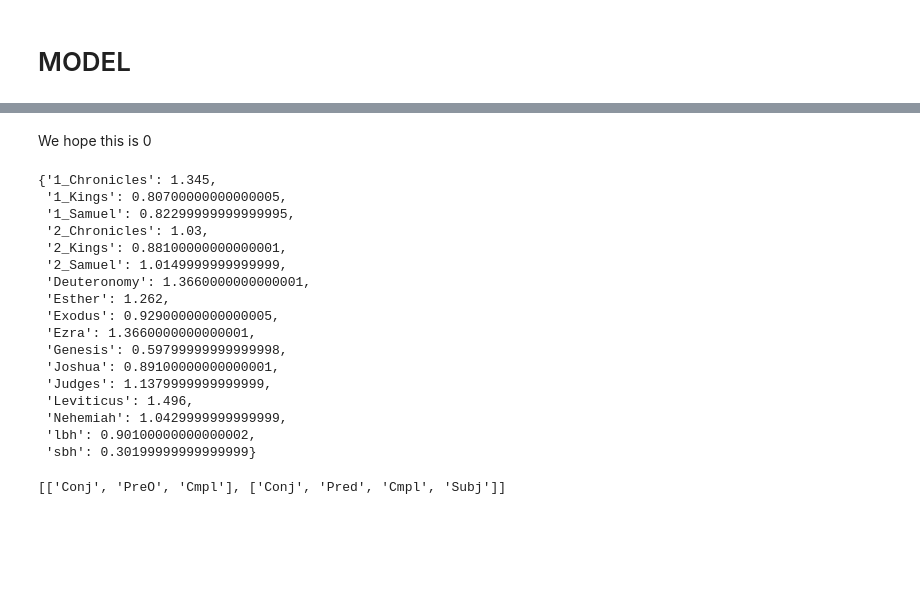
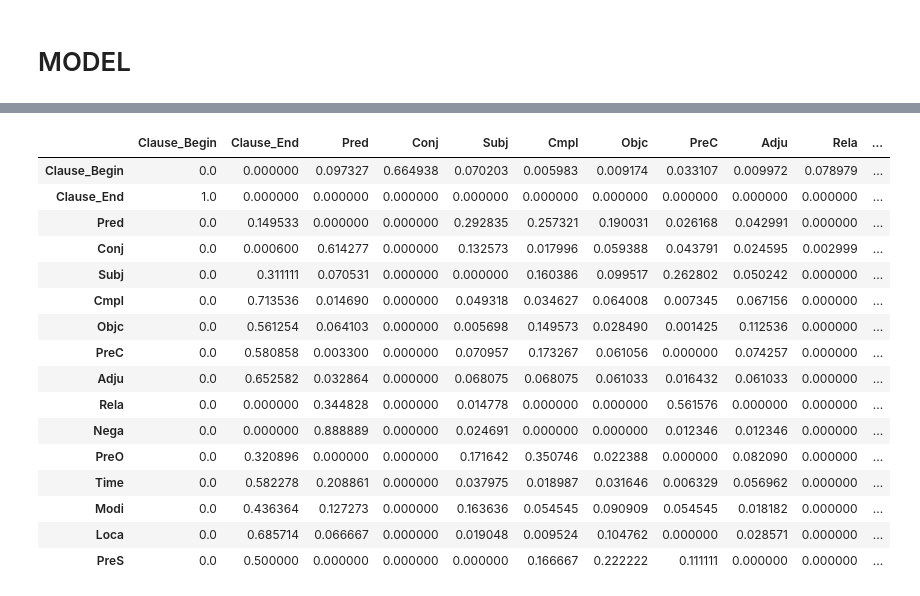
Before and after one commit to ETCBC/Probabilistic_Language_Change, a Jupyter notebook: Validating model.ipynb, the cells around one changed output, grey strips where cells are left out. Cells and saved outputs as stored; diff of their text form; code cells hidden in the pictures; blank space fills up the shorter version.

```diff
--- a/Validating model.ipynb
+++ b/Validating model.ipynb
@@ -157,26 +215,20 @@ for bookname, clauses in data.items():
-# %% [markdown]
-We hope this is 0
-# %%
-K_fold
-# %% [output]
-{'1_Chronicles': 1.345,
- '1_Kings': 0.80700000000000005,
- '1_Samuel': 0.82299999999999995,
- '2_Chronicles': 1.03,
- '2_Kings': 0.88100000000000001,
- '2_Samuel': 1.0149999999999999,
- 'Deuteronomy': 1.3660000000000001,
- 'Esther': 1.262,
- 'Exodus': 0.92900000000000005,
- 'Ezra': 1.3660000000000001,
- 'Genesis': 0.59799999999999998,
- 'Joshua': 0.89100000000000001,
- 'Judges': 1.1379999999999999,
- 'Leviticus': 1.496,
- 'Nehemiah': 1.0429999999999999,
- 'lbh': 0.90100000000000002,
- 'sbh': 0.30199999999999999}
-# %%
-data['1_Kings'][:2]
-# %% [output]
-[['Conj', 'PreO', 'Cmpl'], ['Conj', 'Pred', 'Cmpl', 'Subj']]
+# %%
+models['lbh']['train']
+# %% [output]
+|  | Clause_Begin | Clause_End | Pred | Conj | Subj | Cmpl | Objc | PreC | Adju | Rela | ... |
+| Clause_Begin | 0.0 | 0.000000 | 0.097327 | 0.664938 | 0.070203 | 0.005983 | 0.009174 | 0.033107 | 0.009972 | 0.078979 | ... |
+| Clause_End | 1.0 | 0.000000 | 0.000000 | 0.000000 | 0.000000 | 0.000000 | 0.000000 | 0.000000 | 0.000000 | 0.000000 | ... |
+| Pred | 0.0 | 0.149533 | 0.000000 | 0.000000 | 0.292835 | 0.257321 | 0.190031 | 0.026168 | 0.042991 | 0.000000 | ... |
+| Conj | 0.0 | 0.000600 | 0.614277 | 0.000000 | 0.132573 | 0.017996 | 0.059388 | 0.043791 | 0.024595 | 0.002999 | ... |
+| Subj | 0.0 | 0.311111 | 0.070531 | 0.000000 | 0.000000 | 0.160386 | 0.099517 | 0.262802 | 0.050242 | 0.000000 | ... |
+| Cmpl | 0.0 | 0.713536 | 0.014690 | 0.000000 | 0.049318 | 0.034627 | 0.064008 | 0.007345 | 0.067156 | 0.000000 | ... |
+| Objc | 0.0 | 0.561254 | 0.064103 | 0.000000 | 0.005698 | 0.149573 | 0.028490 | 0.001425 | 0.112536 | 0.000000 | ... |
+| PreC | 0.0 | 0.580858 | 0.003300 | 0.000000 | 0.070957 | 0.173267 | 0.061056 | 0.000000 | 0.074257 | 0.000000 | ... |
+| Adju | 0.0 | 0.652582 | 0.032864 | 0.000000 | 0.068075 | 0.068075 | 0.061033 | 0.016432 | 0.061033 | 0.000000 | ... |
+| Rela | 0.0 | 0.000000 | 0.344828 | 0.000000 | 0.014778 | 0.000000 | 0.000000 | 0.561576 | 0.000000 | 0.000000 | ... |
+| Nega | 0.0 | 0.000000 | 0.888889 | 0.000000 | 0.024691 | 0.000000 | 0.000000 | 0.012346 | 0.012346 | 0.000000 | ... |
+| PreO | 0.0 | 0.320896 | 0.000000 | 0.000000 | 0.171642 | 0.350746 | 0.022388 | 0.000000 | 0.082090 | 0.000000 | ... |
+| Time | 0.0 | 0.582278 | 0.208861 | 0.000000 | 0.037975 | 0.018987 | 0.031646 | 0.006329 | 0.056962 | 0.000000 | ... |
+| Modi | 0.0 | 0.436364 | 0.127273 | 0.000000 | 0.163636 | 0.054545 | 0.090909 | 0.054545 | 0.018182 | 0.000000 | ... |
+| Loca | 0.0 | 0.685714 | 0.066667 | 0.000000 | 0.019048 | 0.009524 | 0.104762 | 0.000000 | 0.028571 | 0.000000 | ... |
+| PreS | 0.0 | 0.500000 | 0.000000 | 0.000000 | 0.000000 | 0.166667 | 0.222222 | 0.111111 | 0.000000 | 0.000000 | ... |
```
Also changed, not shown: parts of 12 cells of this notebook, 1 other file.
